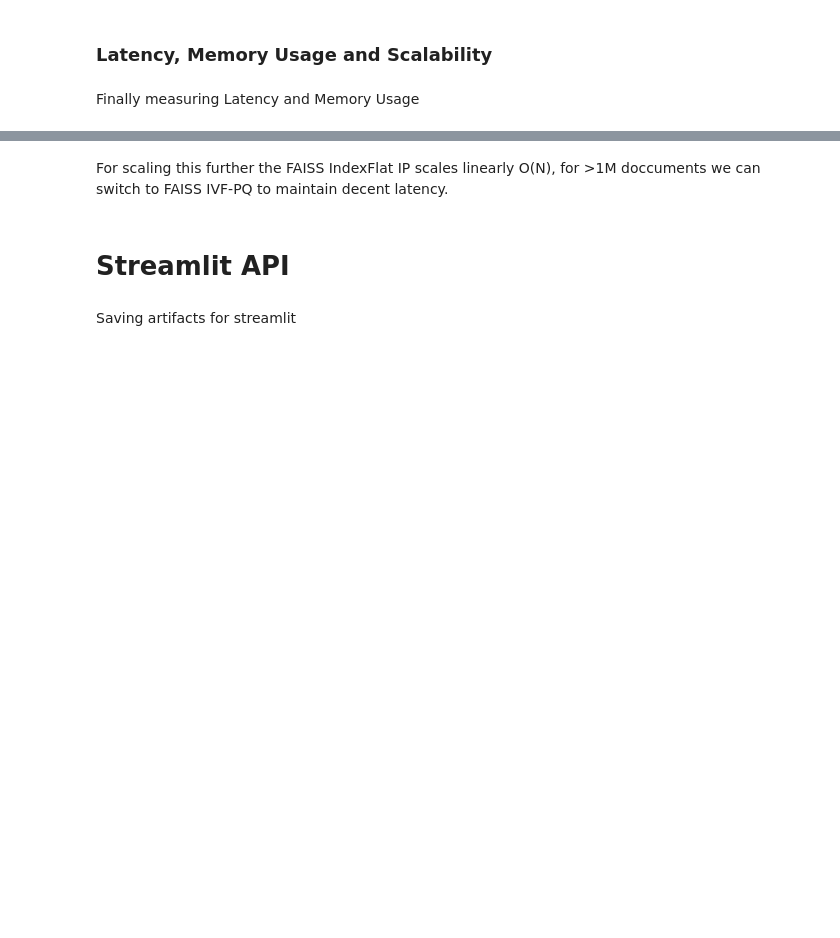
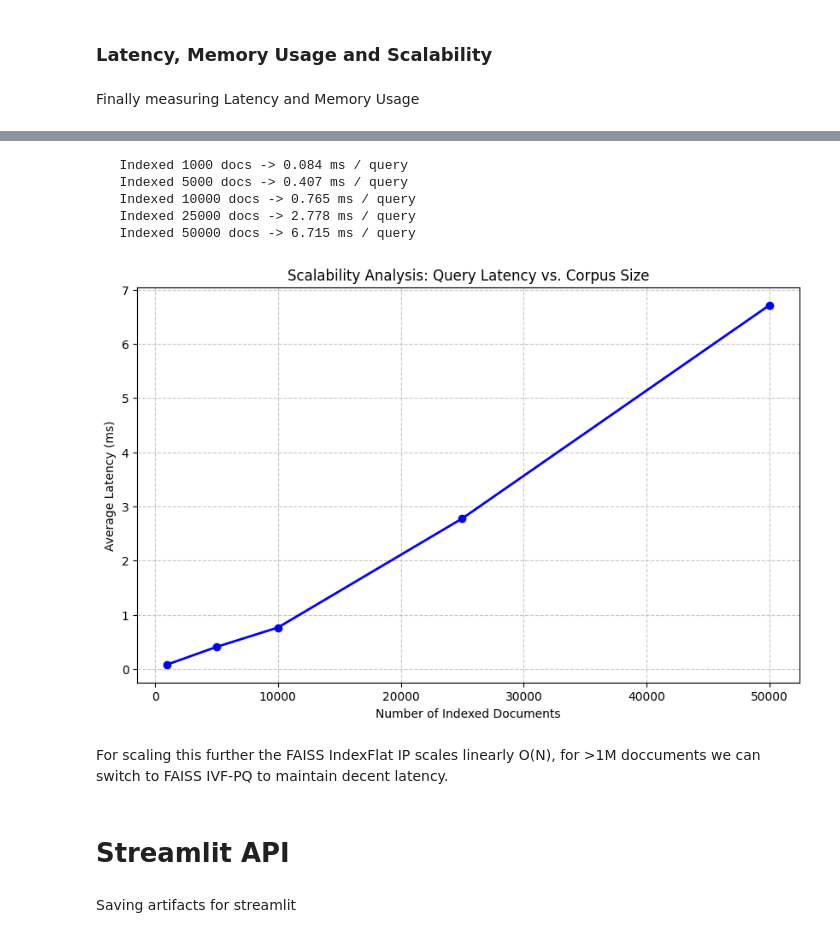
Before and after one commit to chiruchiruelite/semantic-search-engine, a Jupyter notebook: semantic_search_engine.ipynb, the cells around one changed output, grey strips where cells are left out. Drawn from its saved outputs; the diff is of its cells as text; code cells hidden in the pictures; blank space fills up the shorter version.

```diff
--- a/semantic_search_engine.ipynb
+++ b/semantic_search_engine.ipynb
@@ -582,6 +596,50 @@ print(f"Total System Memory: ~{dense_index_size + bm25_size:.2f} MB")
 Dense Index Memory: ~73.24 MB
 BM25 Index Memory:  ~7.58 MB
 Total System Memory: ~80.82 MB
+# %%
+import time
+import numpy as np
+import faiss
+import matplotlib.pyplot as plt
+
+subset_sizes = [1000, 5000, 10000, 25000, 50000]
+latencies = []
+
+q_vec = model.encode(["test query"], convert_to_numpy=True)
+faiss.normalize_L2(q_vec)
+
+for size in subset_sizes:
+    if size > len(corpus_embeddings):
+        break
+
+    subset_emb = corpus_embeddings[:size]
+    d = subset_emb.shape[1]
+    temp_index = faiss.IndexFlatIP(d)
+    temp_index.add(subset_emb)
+
+    start_time = time.time()
+    for _ in range(100):
+        temp_index.search(q_vec, k=10)
+    end_time = time.time()
+
+    avg_ms = ((end_time - start_time) / 100) * 1000
+    latencies.append(avg_ms)
+    print(f"   Indexed {size} docs -> {avg_ms:.3f} ms / query")
+
+plt.figure(figsize=(10, 6))
+plt.plot(subset_sizes[:len(latencies)], latencies, marker='o', linestyle='-', color='b', linewidth=2)
+plt.title('Scalability Analysis: Query Latency vs. Corpus Size')
+plt.xlabel('Number of Indexed Documents')
+plt.ylabel('Average Latency (ms)')
+plt.grid(True, linestyle='--', alpha=0.7)
+plt.show()
+# %% [output]
+   Indexed 1000 docs -> 0.084 ms / query
+   Indexed 5000 docs -> 0.407 ms / query
+   Indexed 10000 docs -> 0.765 ms / query
+   Indexed 25000 docs -> 2.778 ms / query
+   Indexed 50000 docs -> 6.715 ms / query
+[figure, added]
 # %% [markdown]
 For scaling this further the FAISS IndexFlat IP scales linearly O(N), for >1M doccuments we can switch to FAISS IVF-PQ to maintain decent latency.
 # %% [markdown]
```
Also changed, not shown: parts of 10 cells of this notebook, 1 other file.
